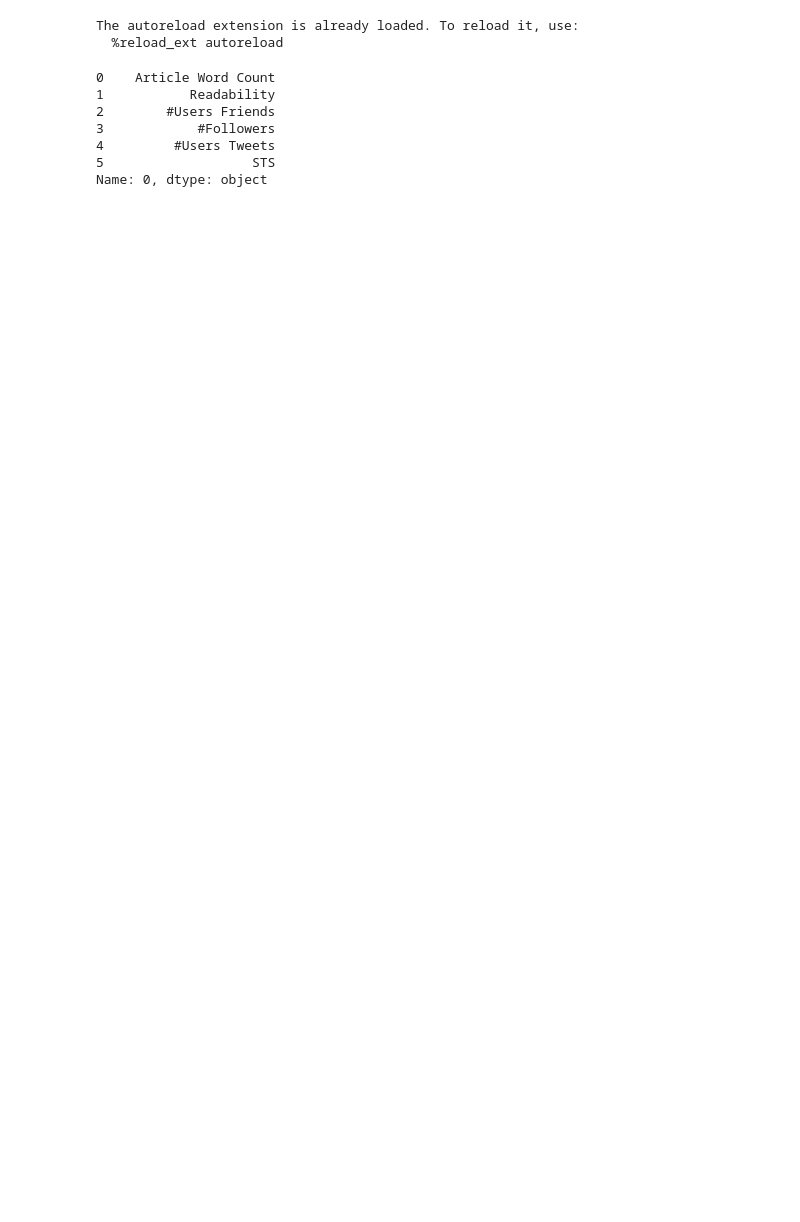
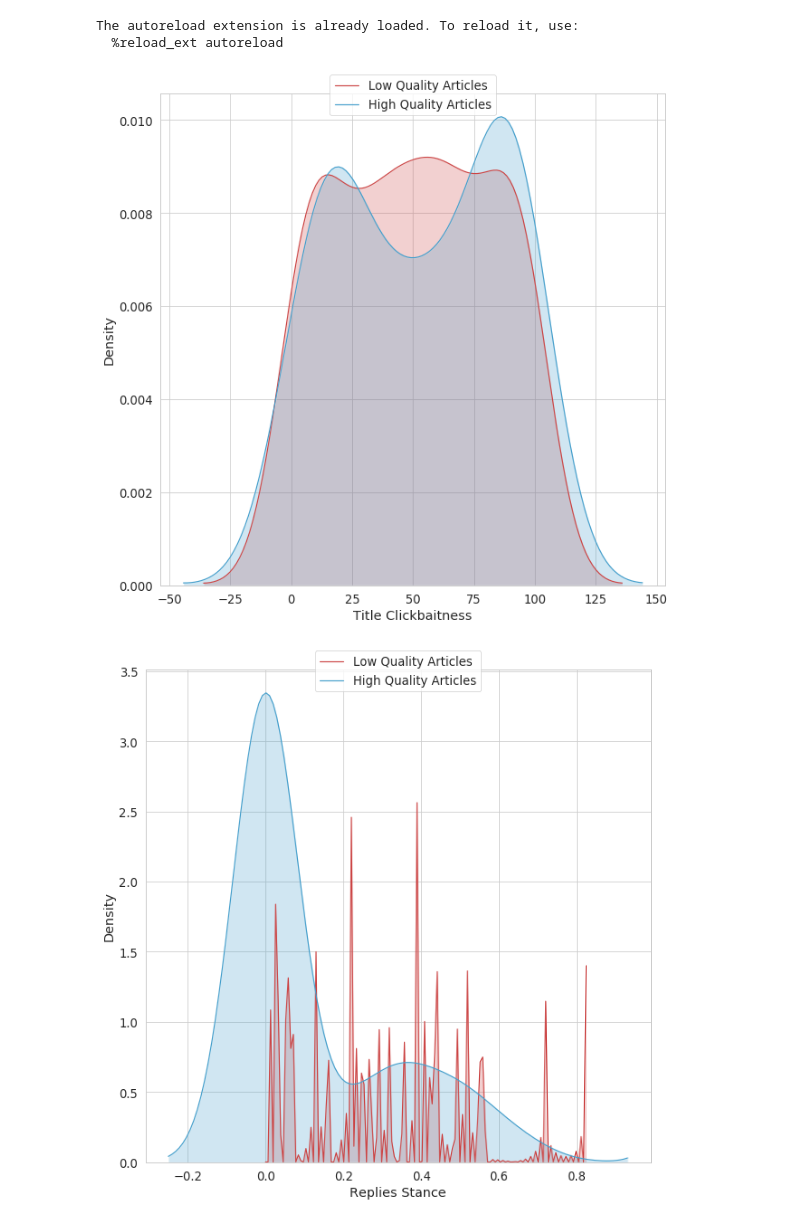
Before and after one commit to psmeros/SciLens, a Jupyter notebook: src/Experiment 3.ipynb, the cells around one changed output. Saved outputs shown, nothing was run; the diff lists cells and outputs as text; code cells hidden in the pictures; blank space fills up the shorter version.

```diff
--- a/src/Experiment 3.ipynb
+++ b/src/Experiment 3.ipynb
@@ -69,4 +66,7 @@ y_train = df8['rate'].values
 # %%
+X_train = np.array(df8.drop(['outlet', 'url', 'rate'], axis=1).values, dtype=np.float32)
+y_train = df8['rate'].values
+
 n_est = 250
 m_dep = 200
 
@@ -76,7 +76,7 @@ classifier.fit(X_train, y_train)
 imp = classifier.feature_importances_
 
 d = {c:r for c, r in zip(df7.drop(['outlet', 'url', 'rate'], axis=1).columns, imp)}
-pd.DataFrame(sorted(d.items(), key=lambda kv: kv[1], reverse=True))[0][:6]
+#pd.DataFrame(sorted(d.items(), key=lambda kv: kv[1], reverse=True))[0][:6]
 
 
 # classifier.fit(X_train, y_train)
@@ -86,11 +86,5 @@ pd.DataFrame(sorted(d.items(), key=lambda kv: kv[1], reverse=True))[0][:6]
 #classifier.fit(X_train, y_train)
 #print(n_est, m_dep, classifier.score(X_crispr, y_crispr))
 # df_crispr['scilens'] = classifier.predict(X_crispr)
+
+#df_atc[['article', 'scilens']].to_csv(cache_dir+'scilens_atc.tsv', sep='\t', index=None)
-# %% [output]
-0    Article Word Count
-1           Readability
-2        #Users Friends
-3            #Followers
-4         #Users Tweets
-5                   STS
-Name: 0, dtype: object
@@ -98,0 +91,14 @@ df_atc[['article', 'scilens']].to_csv(cache_dir+'scilens_atc.tsv', sep='\t', ind
+# %%
+for ind, name in zip(['Title Clickbaitness', 'Replies Stance'], ['clickbait_distro', 'stance_distro']):
+    sns.set(context='paper', style='whitegrid', color_codes=True, font_scale=1.5)
+    fig, ax = plt.subplots(figsize=(10,10))
+    for r, q, c in zip([-1, 1], ['Low', 'High'], ['#CC4545', '#459FCC']):
+        ax = sns.kdeplot(df8[df8['rate']==r][ind], label=q+' Quality Articles', color=c, shade= True, ax=ax)
+
+    plt.legend(loc='upper center', ncol=1, bbox_to_anchor=(0.5, 1.05))
+    plt.xlabel(ind)
+    plt.ylabel('Density')
+    fig.savefig(figures+name+'.pdf', bbox_inches='tight')
+# %% [output]
+[figure, added]
+[figure, added]
```
Also changed, not shown: parts of 3 cells of this notebook, 2 other files.
